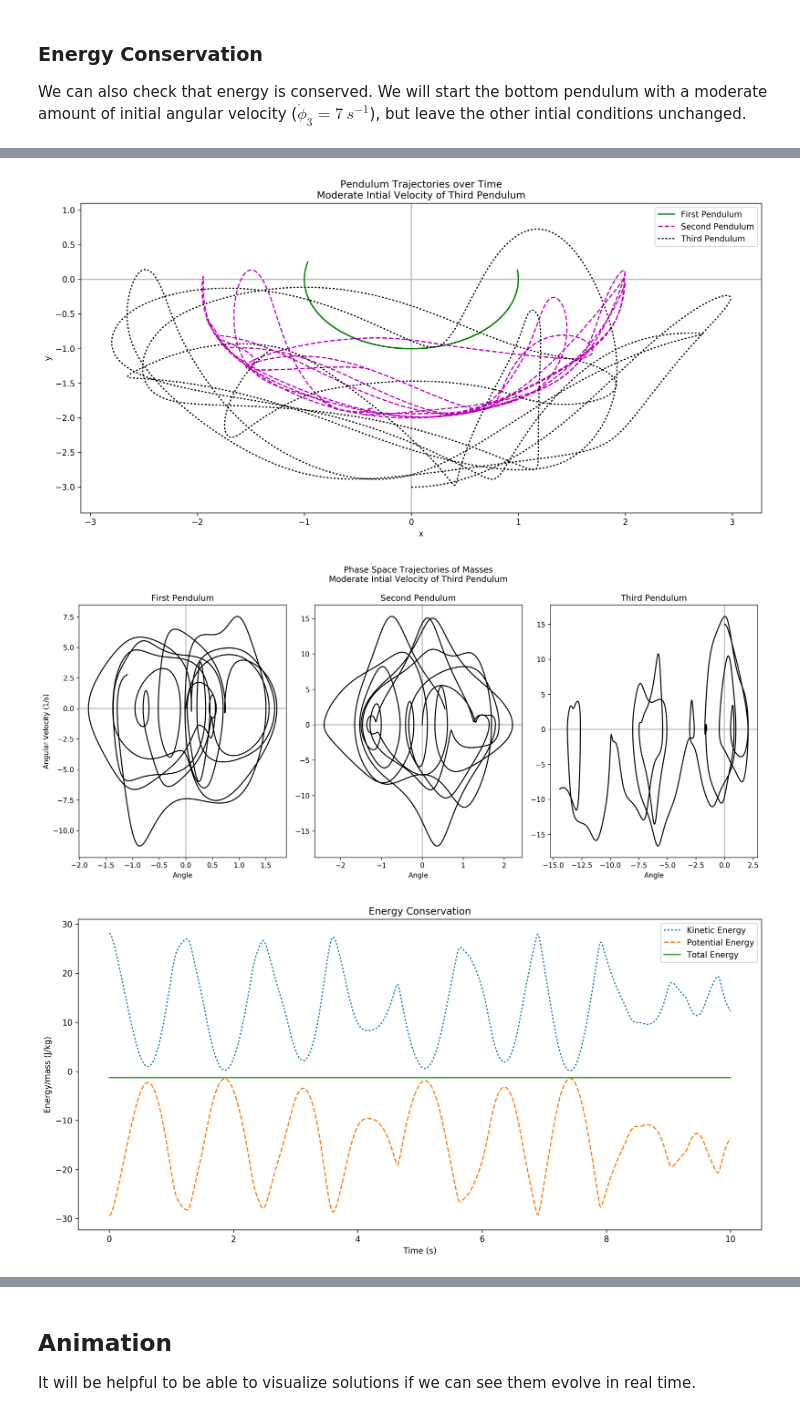
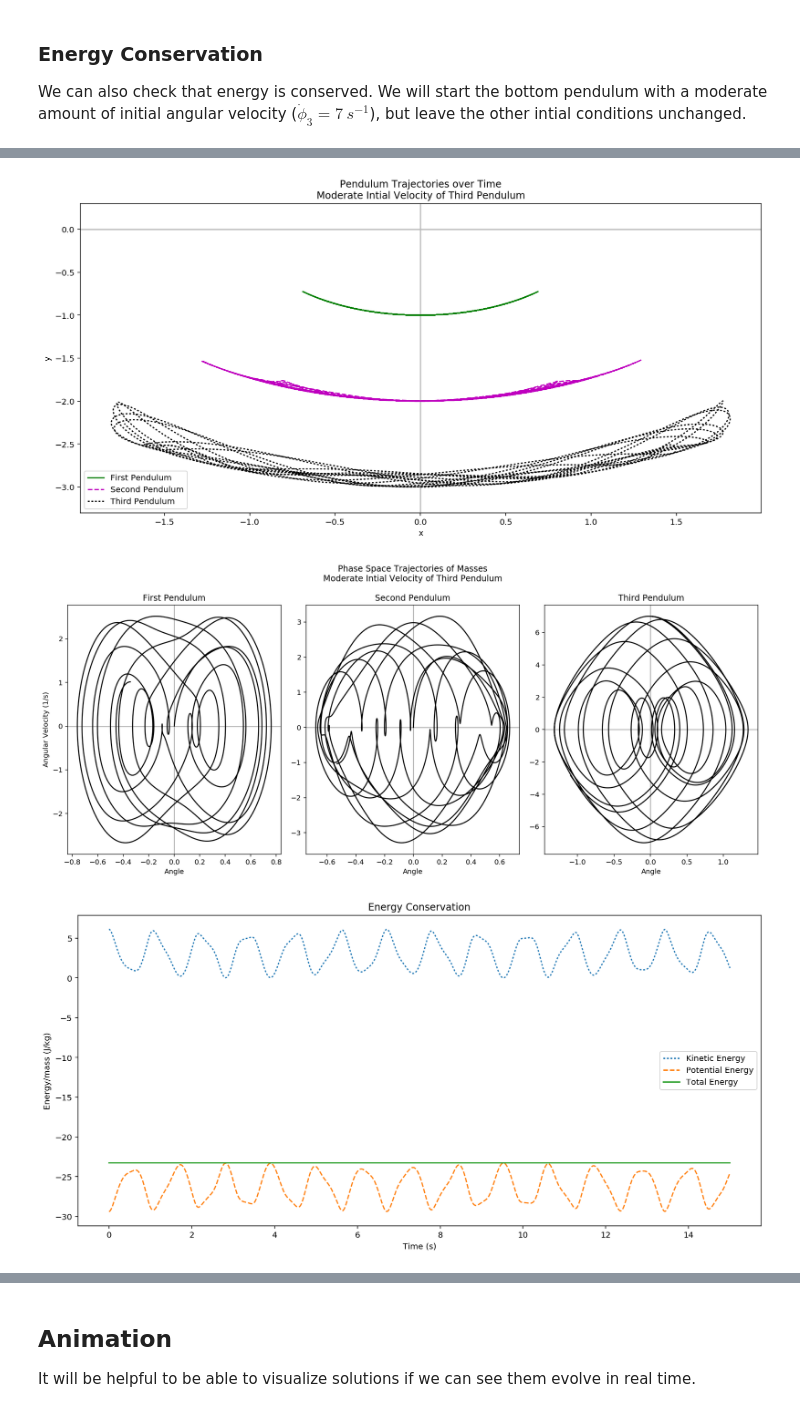
Before and after one commit to CoryMcCartan/triple-pendulum, a Jupyter notebook: workbook.ipynb, the cells around one changed output, grey strips where cells are left out. Saved outputs shown, nothing was run; the diff lists cells and outputs as text; code cells hidden in the pictures.

```diff
--- a/workbook.ipynb
+++ b/workbook.ipynb
@@ -218,7 +219,7 @@ time_plot(solution, "No Initial Motion")
 
 We can also check that energy is conserved.  We will start the bottom pendulum with a moderate amount of initial angular velocity ($\dot\phi_3=7\ s^{-1}$), but leave the other intial conditions unchanged.
 # %%
-solution = solve_triple_pendulum([0, 0, 0, 0, 0, 15], tmax = 10)
+solution = solve_triple_pendulum([0, 0, 0, 0, 0, 7], tmax = 15)
 
 time_plot(solution, "Moderate Intial Velocity of Third Pendulum")
 trajectory_plot(solution, "Moderate Intial Velocity of Third Pendulum")
@@ -247,3 +248,3 @@ legend();
-[figure, old version]
+[figure, new version]
-[figure, old version]
+[figure, new version]
-[figure, old version]
+[figure, new version]
```
Also changed, not shown: parts of 8 cells of this notebook, 1 other file.
